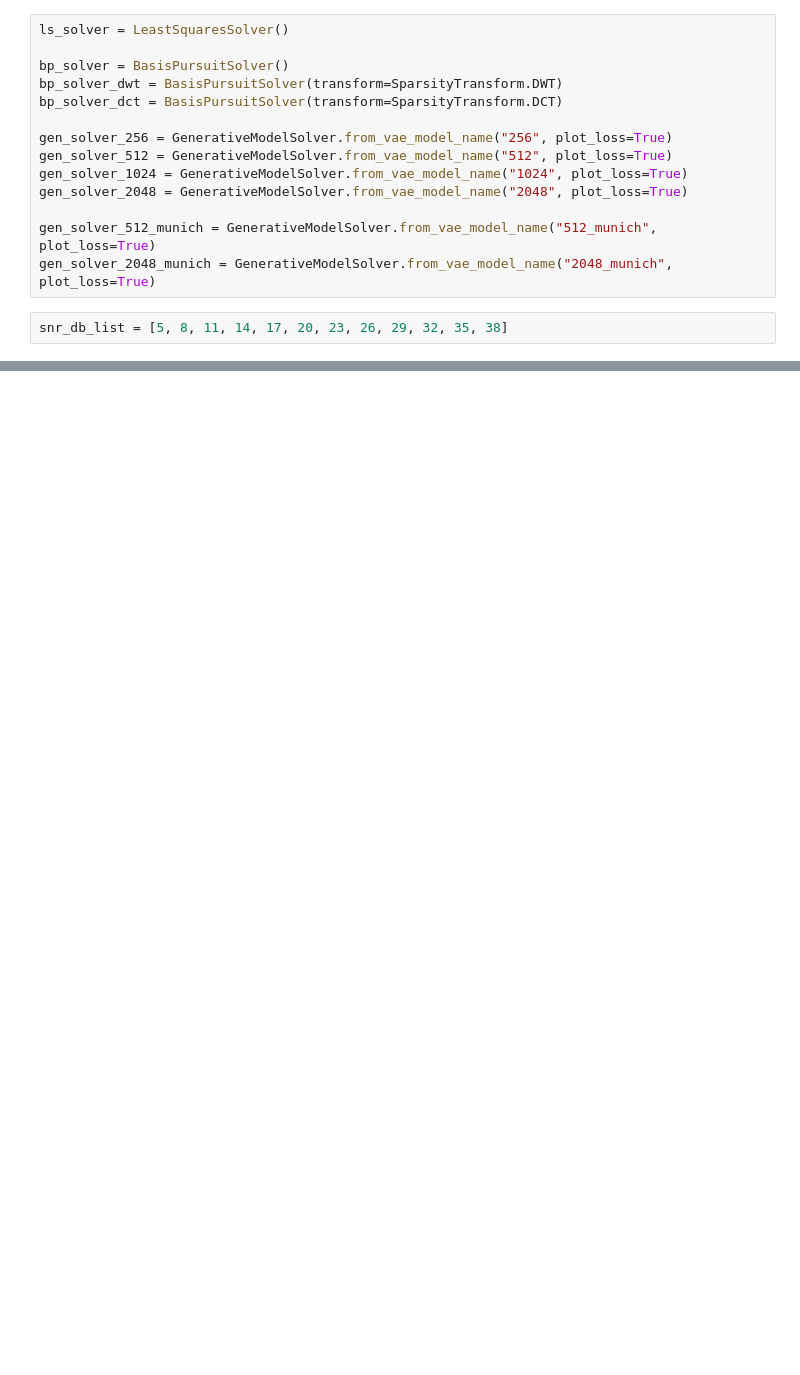
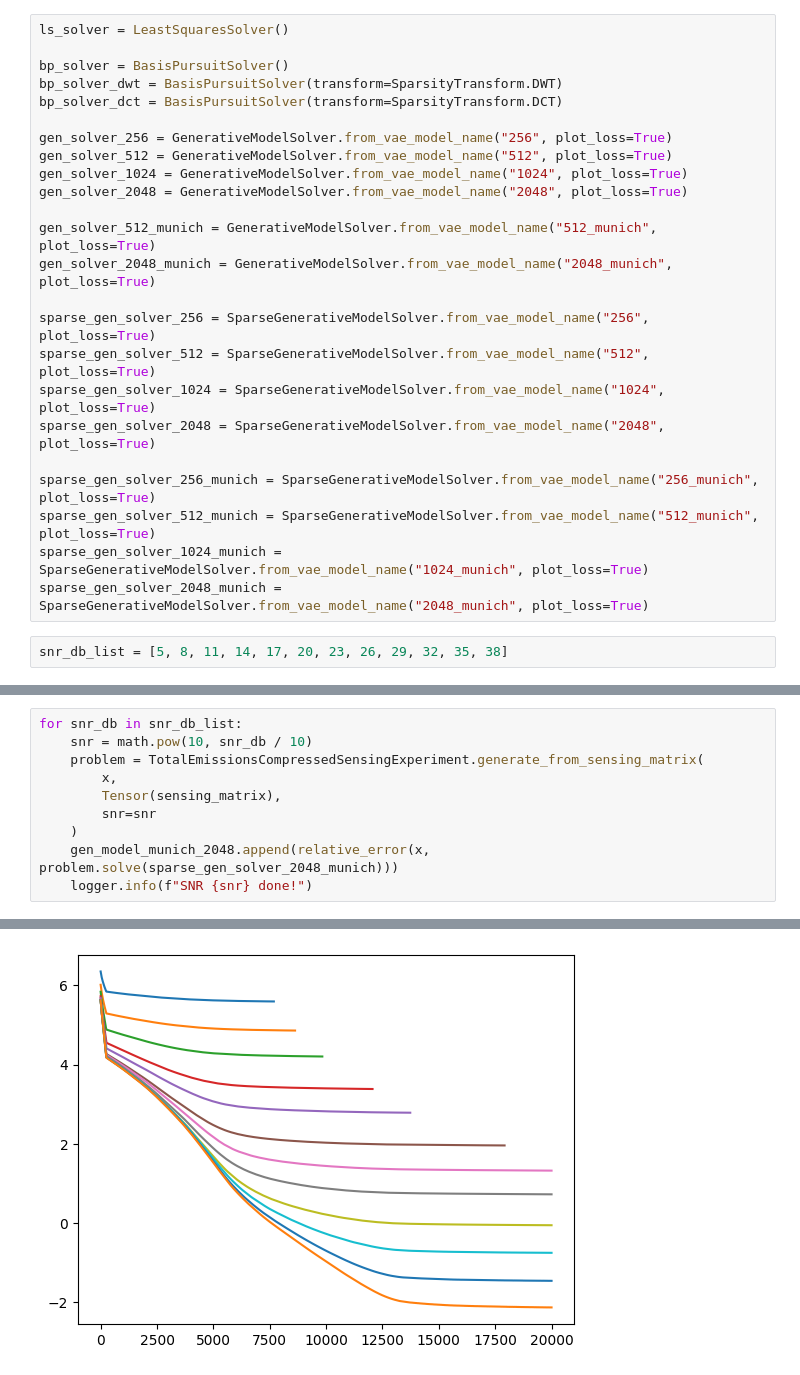
Before and after one commit to tum-esm/inventory-embeddings, a Jupyter notebook: notebooks/compressed_sensing_snr_plot.ipynb, the cells around one changed output, grey strips where cells are left out. Drawn from its saved outputs; the diff is of its cells as text; blank space fills up the shorter version.

```diff
--- a/notebooks/compressed_sensing_snr_plot.ipynb
+++ b/notebooks/compressed_sensing_snr_plot.ipynb
@@ -46,6 +47,16 @@ gen_solver_2048 = GenerativeModelSolver.from_vae_model_name("2048", plot_loss=Tr
 
 gen_solver_512_munich = GenerativeModelSolver.from_vae_model_name("512_munich", plot_loss=True)
 gen_solver_2048_munich = GenerativeModelSolver.from_vae_model_name("2048_munich", plot_loss=True)
+
+sparse_gen_solver_256 = SparseGenerativeModelSolver.from_vae_model_name("256", plot_loss=True)
+sparse_gen_solver_512 = SparseGenerativeModelSolver.from_vae_model_name("512", plot_loss=True)
+sparse_gen_solver_1024 = SparseGenerativeModelSolver.from_vae_model_name("1024", plot_loss=True)
+sparse_gen_solver_2048 = SparseGenerativeModelSolver.from_vae_model_name("2048", plot_loss=True)
+
+sparse_gen_solver_256_munich = SparseGenerativeModelSolver.from_vae_model_name("256_munich", plot_loss=True)
+sparse_gen_solver_512_munich = SparseGenerativeModelSolver.from_vae_model_name("512_munich", plot_loss=True)
+sparse_gen_solver_1024_munich = SparseGenerativeModelSolver.from_vae_model_name("1024_munich", plot_loss=True)
+sparse_gen_solver_2048_munich = SparseGenerativeModelSolver.from_vae_model_name("2048_munich", plot_loss=True)
 # %%
 snr_db_list = [5, 8, 11, 14, 17, 20, 23, 26, 29, 32, 35, 38]
 # %%
@@ -81,3 +95,14 @@ Academic license - for non-commercial use only - expires 2025-09-01
 [INFO] > SNR 1584.893192461114 done!
 [INFO] > SNR 3162.2776601683795 done!
 [INFO] > SNR 6309.57344480193 done!
+# %%
+for snr_db in snr_db_list:
+    snr = math.pow(10, snr_db / 10)
+    problem = TotalEmissionsCompressedSensingExperiment.generate_from_sensing_matrix(
+        x,
+        Tensor(sensing_matrix),
+        snr=snr
+    )
+    gen_model_munich_2048.append(relative_error(x, problem.solve(sparse_gen_solver_2048_munich)))
+    logger.info(f"SNR {snr} done!")
+# %% [output]
@@ -83,0 +121 @@ Academic license - for non-commercial use only - expires 2025-09-01
+[figure, added]
```
Also changed, not shown: parts of 7 cells of this notebook, 2 other files.
